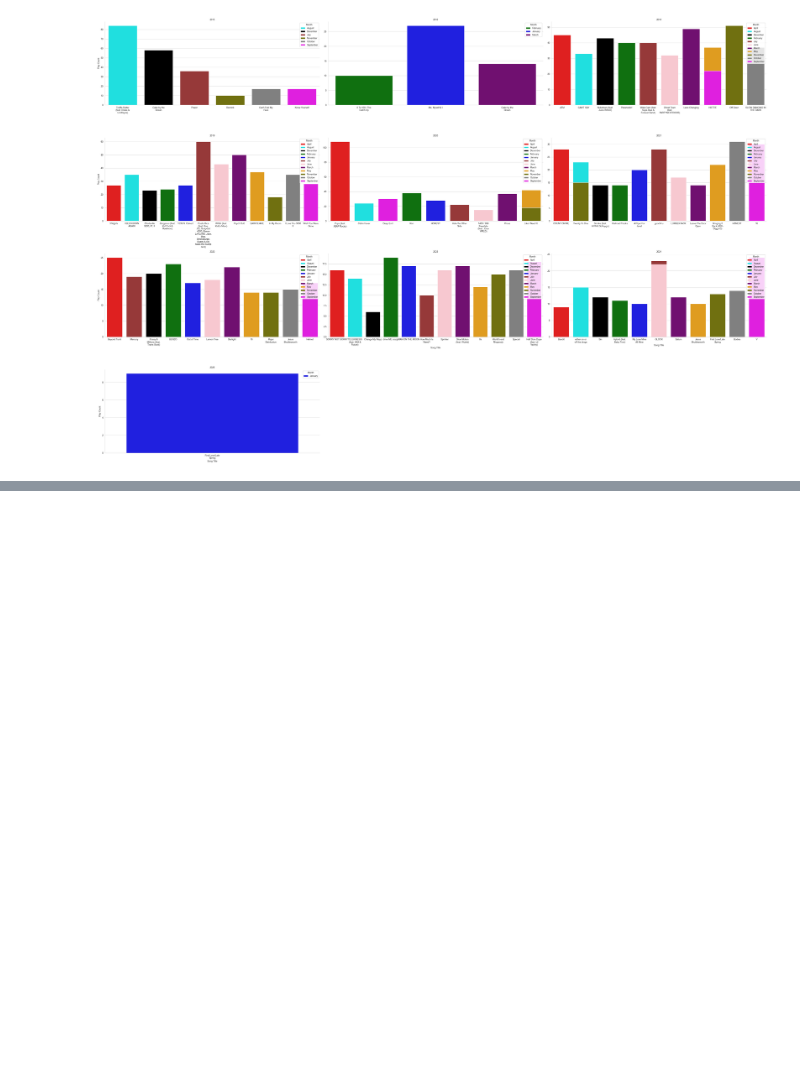
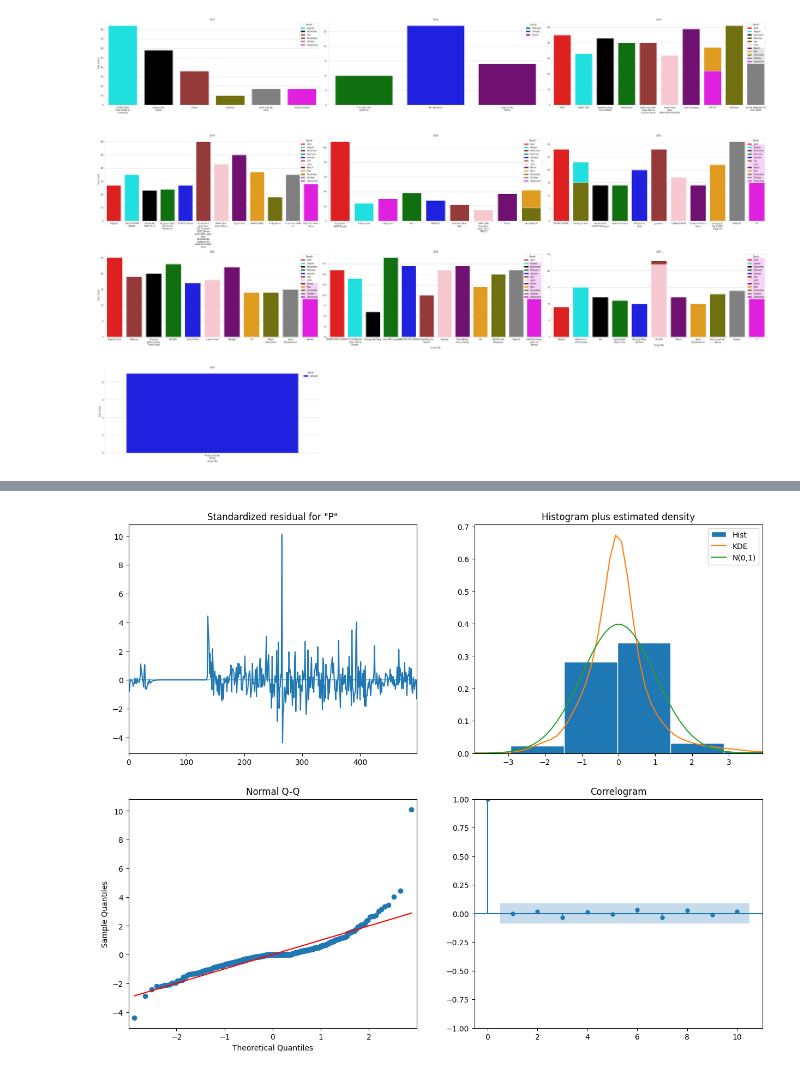
Before and after one commit to kurt-jr/Genius, a Jupyter notebook: AppleMusic.ipynb, the cells around one changed output, grey strips where cells are left out. Drawn from its saved outputs; the diff is of its cells as text; code cells hidden in the pictures; blank space fills up the shorter version.

```diff
--- a/AppleMusic.ipynb
+++ b/AppleMusic.ipynb
@@ -552,0 +688,15 @@ plt.show()
+# %%
+import statsmodels.api as sm
+from statsmodels.tsa.arima.model import ARIMA
+
+# Define the ARIMA model parameters
+p = 1  # Autoregressive order
+d = 1  # Degree of differencing
+q = 1  # Moving average order
+
+# Fit the ARIMA model
+arima_model = ARIMA(weeks_hours['Play Duration Hours'], order=(p, d, q))
+arima_fit = arima_model.fit()
+
+# Display the model summary
+print(arima_fit.summary())
@@ -552,0 +721,5 @@ plt.show()
+# %%
+arima_fit.plot_diagnostics(figsize=(15, 12))
+plt.show()
+# %% [output]
+[figure, added]
```
Also changed, not shown: parts of 17 cells of this notebook.
